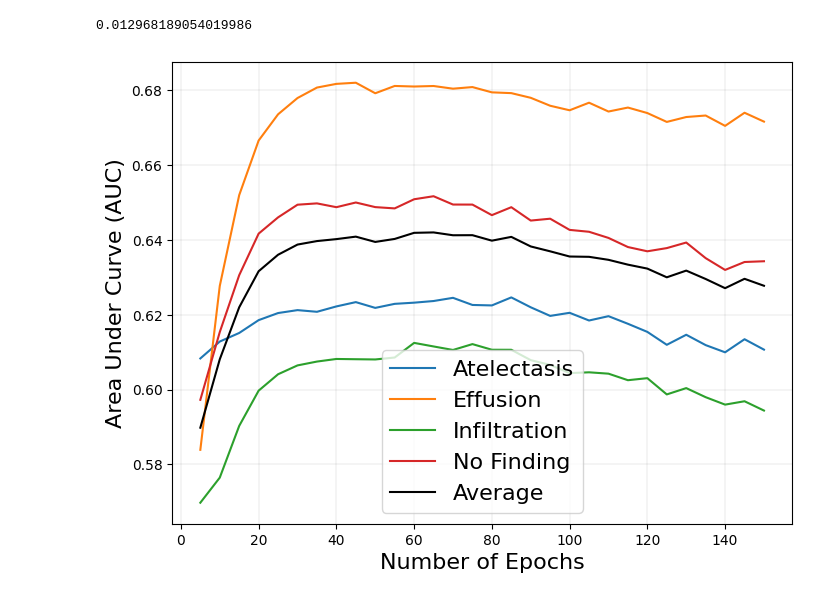
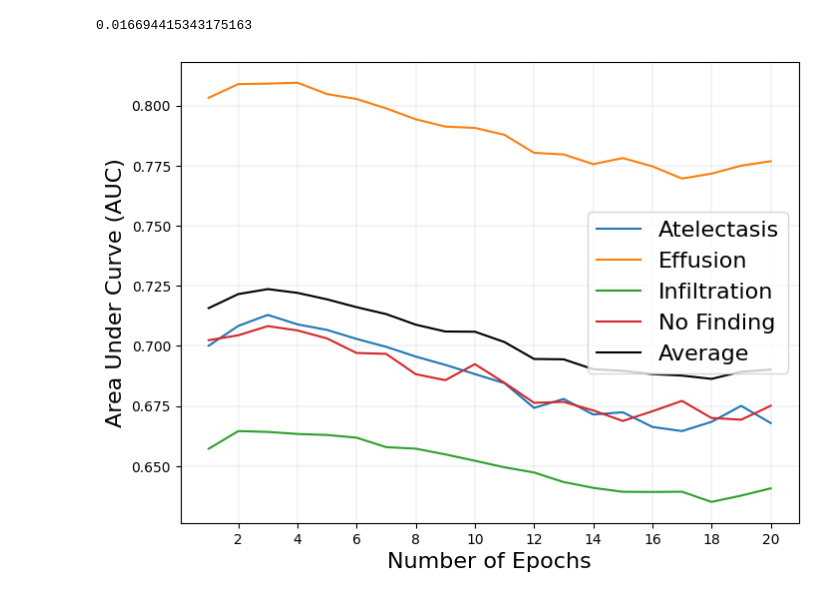
Before and after one commit to Naxsos/MedicaldeepLearning, a Jupyter notebook: Computational_Limitations/epochTest.ipynb, the cells around one changed output. Drawn from its saved outputs; the diff is of its cells as text; code cells hidden in the pictures.

```diff
--- a/Computational_Limitations/epochTest.ipynb
+++ b/Computational_Limitations/epochTest.ipynb
@@ -73,7 +73,8 @@ def create_resnet_model(image_size):
     return model
 # %%
 def normalize_image(img, label):
-    img = tf.cast(img, np.float32) / 255.0
+    img = tf.cast(img, np.float32)# / 255.0
+    img = tf.keras.applications.resnet.preprocess_input(img)
     return img, label
 
 def create_train_dataset(images_train, labels_train, batch_size=16):
@@ -173,20 +182,20 @@ for run in range(3, 5):
 # %%
 evaluations = {}
-images_test_list = []
-labels_test_list = []
+MODEL_PATH = 'models/resnet_12/'
+NUMBER_OF_IMAGES = 10000
+IMAGE_SIZE = 224
+BATCH_SIZE = 16
+EPOCHS_TO_TEST = 20
 
-for run in range(0, 2):
+
+for run in tqdm(range(0, 5)):
 
     with open(f'{MODEL_PATH}{run}/images_test.pkl', 'rb') as file:
         images_test = pickle.load(file)
     with open(f'{MODEL_PATH}{run}/labels_test.pkl', 'rb') as file:
         labels_test = pickle.load(file)
 
-    images_test_list.append(images_test)
-    labels_test_list.append(labels_test)
-
-
-    for epoch in tqdm(range(5, EPOCHS_TO_TEST + 1, 5)):
+    for epoch in range(1, EPOCHS_TO_TEST + 1, 1):
         model_path = f'{MODEL_PATH}{run}/epoch_{epoch}.keras'
 
         if os.path.exists(model_path):
@@ -195,16 +204,16 @@ for run in range(0, 2):
             if not evaluations.get(epoch):
                 evaluations[epoch] = []
 
-            evaluations[epoch].append(evaluate_model(model, images_test, labels_test, 16))
+            evaluations[epoch].append(evaluate_model(model, images_test, labels_test))
         else:
             print(f"Run {run}: Model for epoch {epoch} not found!")
-    # print(f"Run {run}: {evaluations}")
 
+    print(evaluations)
 
-with open(f"{MODEL_PATH}images_test_list.pkl", "wb") as file:
-    pickle.dump(images_test_list, file)
-with open(f"{MODEL_PATH}labels_test_list.pkl", "wb") as file:
-    pickle.dump(labels_test_list, file)
-with open(f"{MODEL_PATH}evaluations_first.pkl", "wb") as file:
+# with open(f"{MODEL_PATH}images_test_list.pkl", "wb") as file:
+#     pickle.dump(images_test_list, file)
+# with open(f"{MODEL_PATH}labels_test_list.pkl", "wb") as file:
+#     pickle.dump(labels_test_list, file)
+with open(f"{MODEL_PATH}evaluations.pkl", "wb") as file:
     pickle.dump(evaluations, file)
 # %% [output]
@@ -224,7 +319,7 @@ with open(f"{MODEL_PATH}evaluations_first.pkl", "wb") as file:
 # %%
-with open('models/resnet_5/evaluations_first3.pkl', 'rb') as file:
-    evaluations = pickle.load(file)
-with open('models/resnet_2/evaluations.pkl', 'rb') as file:
+# with open('models/resnet_5/evaluations_first3.pkl', 'rb') as file:
+#     evaluations = pickle.load(file)
+with open('models/resnet_11/evaluations.pkl', 'rb') as file:
     evaluations = pickle.load(file)
 
 plt.figure(figsize=(8, 6))
@@ -280,34 +375,36 @@ average_stds_per_epoch = []
 for epoch_stds in zip(aucs_at_stds, aucs_ef_stds, aucs_in_stds, aucs_nf_stds):
     average_stds_per_epoch.append(np.mean(epoch_stds))
 
 overall_average_std = np.mean(average_stds_per_epoch)
 print(overall_average_std)
 
 
 x_values = evaluations.keys()
 
 font_size = 16
 
 # plt.errorbar(x_values, aucs_at_means, yerr=aucs_at_stds, label='Atelectasis', fmt='-o', capsize=5)
 # plt.errorbar(x_values, aucs_ef_means, yerr=aucs_ef_stds, label='Effusion', fmt='-o', capsize=5)
 # plt.errorbar(x_values, aucs_in_means, yerr=aucs_in_stds, label='Infiltration', fmt='-o', capsize=5)
 # plt.errorbar(x_values, aucs_nf_means, yerr=aucs_nf_stds, label='No Finding', fmt='-o', capsize=5)
 # plt.errorbar(x_values, aucs_All_means, label='Average', fmt='-o', capsize=5)
 
 plt.plot(x_values, aucs_at_means, label='Atelectasis')
 plt.plot(x_values, aucs_ef_means, label='Effusion')
 plt.plot(x_values, aucs_in_means, label='Infiltration')
 plt.plot(x_values, aucs_nf_means, label='No Finding')
 plt.plot(x_values, aucs_All_means, color='black', label='Average')
 
 plt.ylabel("Area Under Curve (AUC)", fontsize=font_size)
 plt.xlabel("Number of Epochs", fontsize=font_size)
 plt.grid(color='grey', linestyle='-', linewidth=0.25, alpha=0.5)
-plt.legend(fontsize=font_size, loc="lower center")
+plt.legend(fontsize=font_size, loc="best", bbox_to_anchor=(0.64, 0.5))
+plt.xticks(range(2, max(x_values) + 1, 2))
 
-# plt.savefig("evalsNew/epochTest/noCallback_10000samples_5runs.pdf", bbox_inches='tight', pad_inches=0)
+
+# plt.savefig("evalsNewNew/epochs_reduceLR_10000samples_5runs.pdf", bbox_inches='tight', pad_inches=0)
 
 plt.show()
 # %% [output]
-0.012968189054019986
+0.016694415343175163
-[figure, old version]
+[figure, new version]
```
Also changed, not shown: parts of 6 cells of this notebook, 9 other files.
